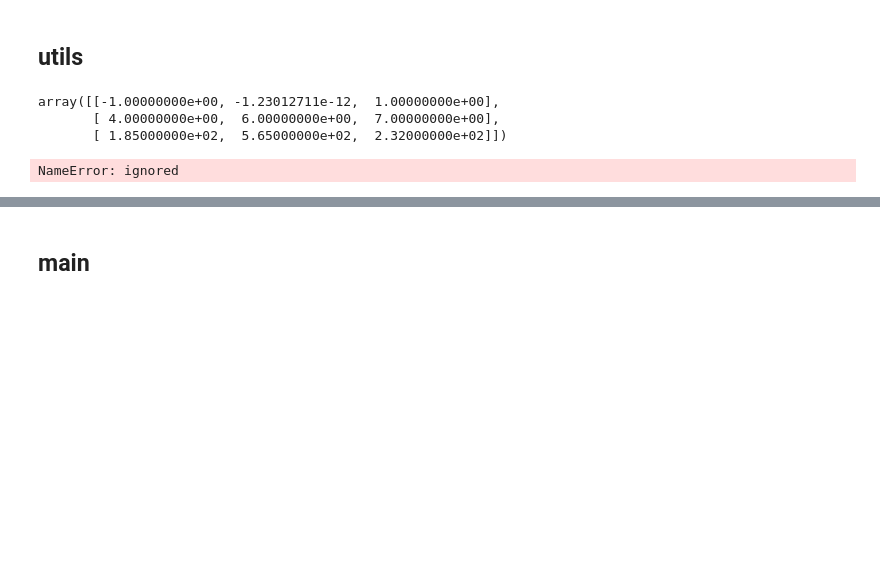
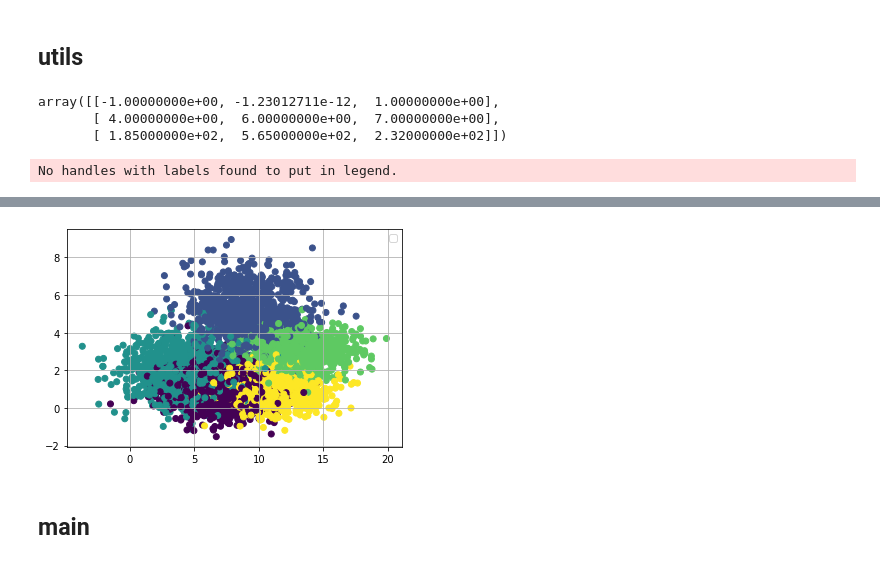
Before and after one commit to vineetkothari23/Generalized-Bayes-classifier-, a Jupyter notebook: Bayes_classifier.ipynb, the cells around one changed output, grey strips where cells are left out. Saved outputs shown, nothing was run; the diff lists cells and outputs as text; code cells hidden in the pictures; blank space fills up the shorter version.

Commit message:
standard normalization and plotting

````diff
--- a/Bayes_classifier.ipynb
+++ b/Bayes_classifier.ipynb
@@ -37,7 +41,8 @@ write_requirements(libraries_dict)
 data_path="/content/drive/My Drive/Fall 2019/Probability EAS 595/Assignments/Questions/data.mat"
 training_size=100
 variables={"data_path":data_path, \
-           "training_size":training_size
+           "training_size":training_size, \
+           "convert_std_normal": False
            }
 # %% [markdown]
 ## utils
@@ -49,30 +54,38 @@ a-2.00000000000123
 array([[-1.00000000e+00, -1.23012711e-12,  1.00000000e+00],
        [ 4.00000000e+00,  6.00000000e+00,  7.00000000e+00],
        [ 1.85000000e+02,  5.65000000e+02,  2.32000000e+02]])
-# %%
-[i+j for i in range(j) for j in range(2)]
-# %% [output]
-NameError: ignored
 # %%
 #Return a numpy arrary of the matrix
 def read_mat_file(file_dir):
   data = scipy.io.loadmat(file_dir)
   return data
-def get_normal_prob(mean, std_dev, test):
-    #mean,std_dev=float(mean),float(mean)
+
+def std_normalize(mat,mean, std_dev):
+  ```
+  Returns standard normalized
+  ```
+  mat=(mat-mean)/std_dev
+  return mat,0,1
+
+def get_normal_prob(mean, std_dev, test, convert_std_normal=False):
+    if convert_std_normal:
+      test,mean,std_dev=std_normalize(test,mean,std_dev)
     prob = test - mean
     prob = np.multiply(prob,prob)
     prob = -1 * prob / (2 * np.multiply(std_dev,std_dev))
     prob = np.exp(prob)
     prob = prob/(math.sqrt(math.pi*2)*std_dev)
-    prob = np.prod(prob, axis = 1)
+    #prob = np.prod(prob, axis = 1)
     return prob
 
 def predict(variables):
   # Outputs the class predicted
-  prob=[get_normal_prob(variables['m_std_train']['f1'][i]['m'], variables['m_std_train']['f1'][i]['std'], variables['test_data']) for i in range(5)]
-
-  print(len(prob))
+  prob=[get_normal_prob(variables['m_std_train']['f1'][i]['m'],\
+                        variables['m_std_train']['f1'][i]['std'],
+                        variables['test_data'],
+                        convert_std_normal=variables["convert_std_normal"]) \
+        for i in range(5)]
+  return np.argmax(prob,axis=0)
 
 
 def get_mean_std(array):
@@ -80,15 +93,33 @@ def get_mean_std(array):
   dict={'m':np.mean(array),'std':np.std(array)}
   return dict
 
+def get_accuracy(predicted):
+  n_samples=predicted.shape[0]
+  ground_truth=np.array([[0,1,2,3,4] for _ in range(n_samples)])
+  from sklearn import metrics
+  from sklearn.metrics import accuracy_score
+  acc = np.mean(np.array([accuracy_score(predicted[:,i],ground_truth[:,i]) for i in range(5)]))
+  print("Accuracy: {:.2f} Error rate: {:.2f} \n".format(acc,1-acc))
+  return acc
+
+def plot_clustered_graph(x,y,c):
+  fig, ax = plt.subplots()
+  scatter = ax.scatter(x, y, c=c)
+  ax.legend()
+  ax.grid(True)
+  plt.show()
 
 def main(variables):
   data=read_mat_file(variables["data_path"])
   f1_data,f2_data=np.array(data['F1']),np.array(data['F2'])
+  n_samples=f1_data.shape[0]
 
   # Training
 
   #Training on 100 samples
   #m_std is dictionary of f1, f2 for each column, c1 c2 c3 c4 and c5.
+  print("---------- Section 1: Training -------------")
+  print("\n \n Calculating the means and standard deviations for 100 samples\n")
   train_size=variables['training_size']
   variables['m_std_train']={'f1':{0:get_mean_std(f1_data[:train_size,0]),
                1:get_mean_std(f1_data[:train_size,1]),
@@ -101,6 +132,28 @@ def main(variables):
                3:get_mean_std(f2_data[:train_size,3]),
                4:get_mean_std(f2_data[:train_size,4])}}
 
-  # Testing
+  ## Section 2.1: Testing
+  print("---------- Section 2.1: Testing -------------")
+  print("\n Predicting the classes for 101: 1000 samples\n")
   variables['test_data']=f1_data[100:]
-  predict(variables)
+  predicted=predict(variables)
+
+  ## Section 2.2: Calculating accuracy and error rate
+  print("---------- Section 2,2: Calculating accuracy for the classifier -------------")
+  print("\n \nAccuracy for the Bayes classifier: ")
+  acc=get_accuracy(predicted)
+
+  ## Section 3: Standard Normal (z score)
+  print("---------- Section 3: Standard normal(Z Score) -------------")
+  variables["convert_std_normal"]=True
+  predicted=predict(variables)
+  print("\n \nAccuracy for the Bayes classifier while converting the data to standard normal ~ N(0,1): ")
+  acc=get_accuracy(predicted)
+  ground_truth=np.array([[0,1,2,3,4] for _ in range(n_samples)])
+  plot_clustered_graph(f1_data.flatten(),f2_data.flatten(),ground_truth.flatten())
+
+
+# read file
+main(variables)
+# %% [output]
+No handles with labels found to put in legend.
@@ -107,2 +180,3 @@ def main(variables):
+[figure, added]
 # %% [markdown]
 ## main
````
Also changed, not shown: parts of 4 cells of this notebook.
